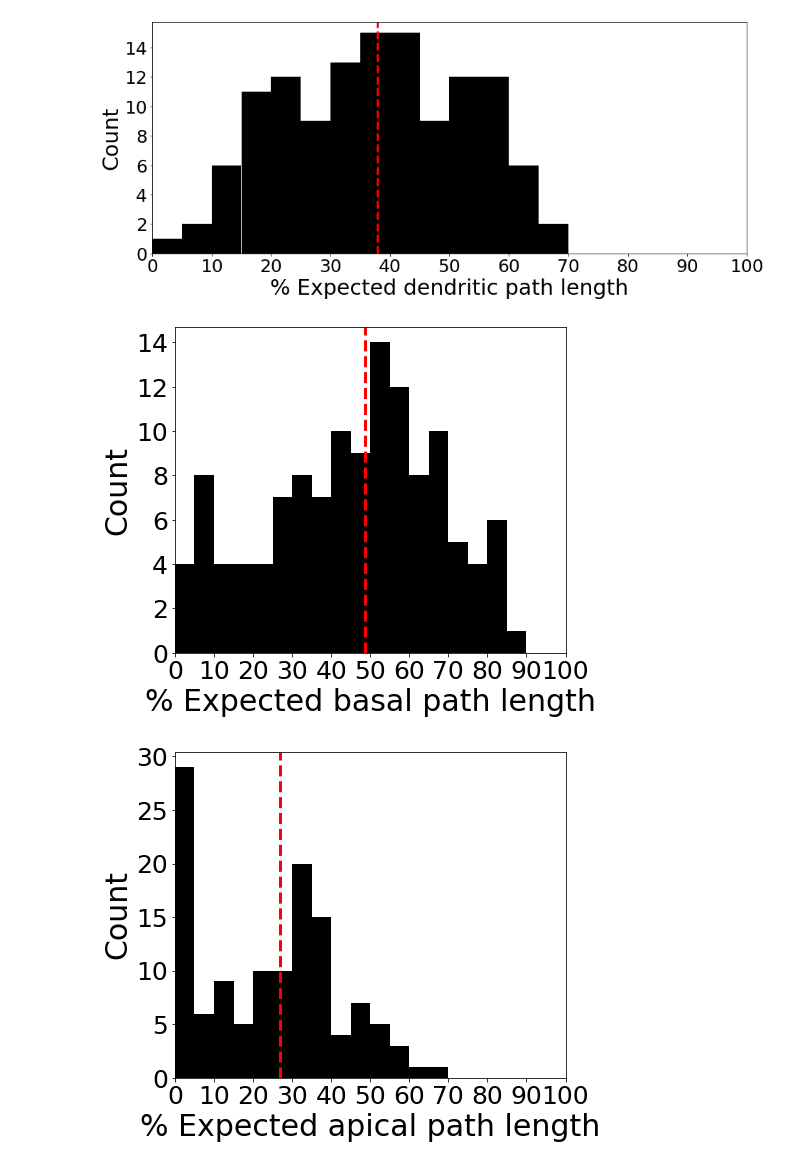
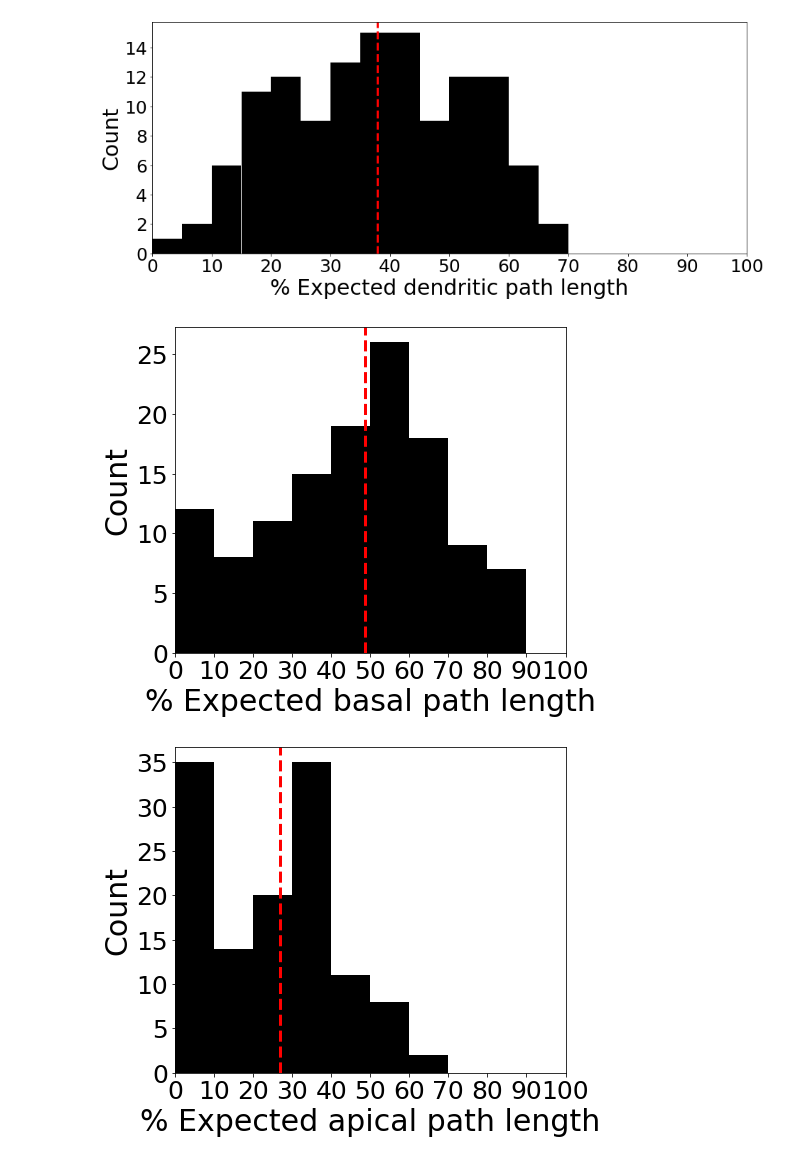
Before and after one commit to AllenInstitute/MicronsBinder, a Jupyter notebook: notebooks/multiscale/resource_statistics/neurite_lengths.ipynb, the cells around one changed output. Drawn from its saved outputs; the diff is of its cells as text; code cells hidden in the pictures.

```diff
--- a/notebooks/multiscale/resource_statistics/neurite_lengths.ipynb
+++ b/notebooks/multiscale/resource_statistics/neurite_lengths.ipynb
@@ -25,7 +25,7 @@ pyrs_clean_compartments = u.read_ids("data/clean_compartment_ids_v185.csv")
 # %%
 pyr_leaves = pyr_leaves_raw[pyr_leaves_raw.pt_root_id.isin(pyrs_clean_compartments)]
 pyr_complengths = pyr_complengths_raw[
-    pyr_complengths_raw.cellid.isin(pyrs_clean_compartments)]
+    pyr_complengths_raw.cellid.isin(pyrs_clean_compartments)].copy()
 # %%
 pyr_leaves.head()
 # %% [output]
@@ -218,7 +216,7 @@ pyr_complengths.head()
 | 16 | 648518346349538001 | 27.844939 | 0.000000 | 0.000000 | 885.007456 | 0.0 | ... |
 | 17 | 648518346349539414 | 143.935690 | 63.255578 | 1384.713261 | 543.477423 | 0.0 | ... |
 # %%
-pyr_complengths.loc[:, "dend_length_um"] = (
+pyr_complengths["dend_length_um"] = (
     pyr_complengths["apical_length_um"] +
     pyr_complengths["ambiguous dendrite_length_um"] +
     pyr_complengths["basal_length_um"])
@@ -263,7 +250,7 @@ plt.show()
 # %%
 plt.figure(figsize=(7, 6))
 
-bins = np.arange(21) * 0.05
+bins = np.arange(11) * 0.1
 percentages = pyr_complengths.basal_length_um / 2583
 plotpercentagehist(percentages, bins)
 
@@ -274,19 +261,19 @@ plt.ylabel("Count", fontsize=30)
 
 plt.show()
 # %% [output]
-[figure, old version]
+[figure, new version]
 # %%
 plt.figure(figsize=(7, 6))
 
-bins = np.arange(21) * 0.05
+bins = np.arange(11) * 0.1
 percentages = pyr_complengths.apical_length_um / 1707
 plotpercentagehist(percentages, bins)
 
 plt.axvline(np.percentile(percentages, 50), ls='--', lw=3, color='r')
 
 plt.xlabel("% Expected apical path length", fontsize=30)
 plt.ylabel("Count", fontsize=30)
 
 plt.show()
 # %% [output]
-[figure, old version]
+[figure, new version]
```
Also changed, not shown: parts of 9 cells of this notebook.
